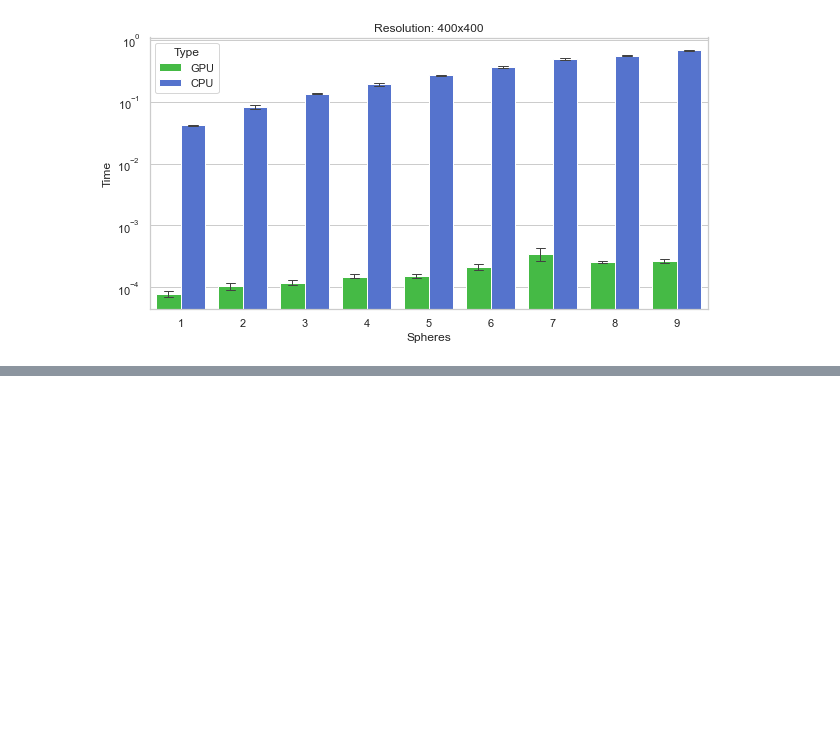
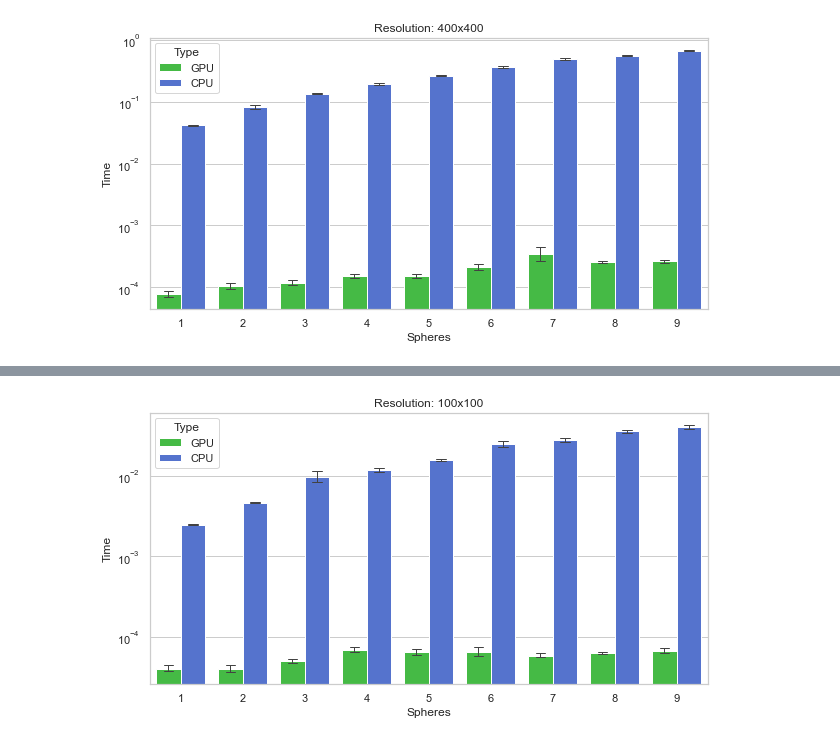
Before and after one commit to skvarre/raytracing, a Jupyter notebook: src/data.ipynb, the cells around one changed output, grey strips where cells are left out. Cells and saved outputs as stored; diff of their text form; code cells hidden in the pictures; blank space fills up the shorter version.

```diff
--- a/src/data.ipynb
+++ b/src/data.ipynb
@@ -158,0 +211,31 @@ ax.set_yscale("log") # use log
+# %%
+### ---CPU & GPU Bar CPU --- ###
+    ### --- 100x100 --- ###
+
+CPU_files = os.path.join("CPU/*_sphere_1-*/100_CPU_*_100x100.csv")
+CPU_list = sorted(glob.glob(CPU_files))
+
+GPU_files = os.path.join("GPU/*_sphere_1-*/100_GPU_*_100x100.csv")
+GPU_list = sorted(glob.glob(GPU_files))
+
+
+CPU = pd.concat(map(pd.read_csv, CPU_list), ignore_index=True)
+GPU = pd.concat(map(pd.read_csv, GPU_list), ignore_index=True)
+
+CPU['Type'] = 'CPU'
+GPU['Type'] = 'GPU'
+
+plot = pd.concat([GPU, CPU])
+
+plt.figure(figsize=(10,5))
+
+pal = sns.set_palette("muted")
+
+ax = sns.barplot(x="Spheres", y="Time", hue='Type', data=plot, palette={'CPU':'royalblue','GPU':'limegreen'}, errwidth=1, capsize=0.15)
+# ax = sns.lineplot(x="Spheres", y="Time", hue='Type', data=GPU, palette={'CPU':'red','GPU':'green'})
+ax.set(title="Resolution: 100x100")
+
+ax.set_yscale("log") # use log
+# plt.savefig("rövhål.png", dpi=400)
+# %% [output]
+[figure, added]
```
Also changed, not shown: parts of 6 cells of this notebook, 6 other files.
